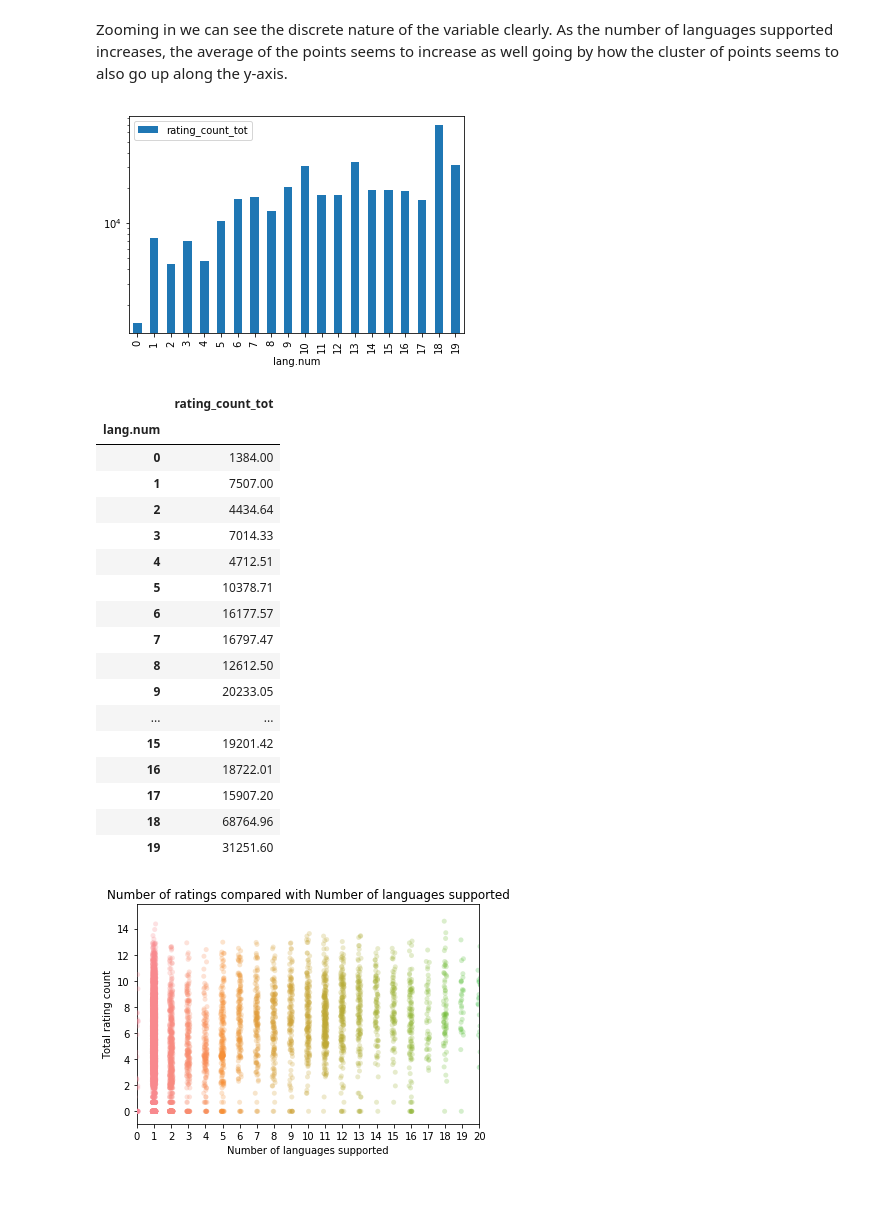
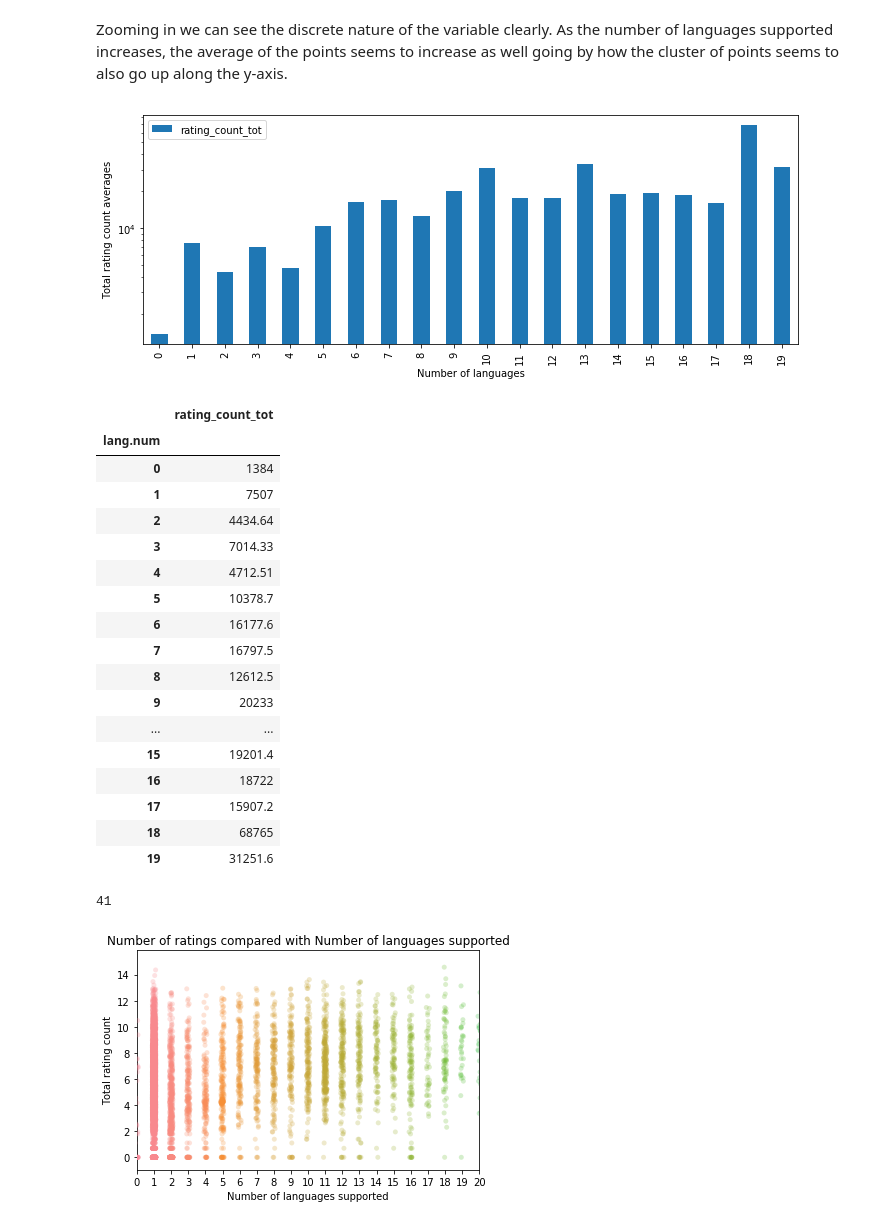
Before and after one commit to cgman64/apple-store-analysis, a Jupyter notebook: appStoreAnalysis.ipynb, the cells around one changed output. Saved outputs shown, nothing was run; the diff lists cells and outputs as text; code cells hidden in the pictures; blank space fills up the shorter version.

Commit message:
changed question 1, compared number of languages with total rating count and heatmap

```diff
--- a/appStoreAnalysis.ipynb
+++ b/appStoreAnalysis.ipynb
@@ -309,31 +290,39 @@ plt.show()
 Zooming in we can see the discrete nature of the variable clearly. As the number of languages supported increases, the average of the points seems to increase as well going by how the cluster of points seems to also go up along the y-axis.
 # %%
 grouped=store[['lang.num','rating_count_tot']].groupby('lang.num')
-grouped.agg(np.mean).loc[:19,].plot(kind='bar',logy=True)
+grouped.agg(np.mean).loc[:19,].plot(kind='bar',logy=True,figsize=(10,4))
+plt.ylabel('Total rating count averages');plt.xlabel('Number of languages')
+plt.tight_layout()
 plt.show()
 # %% [output]
-[figure, old version]
+[figure, new version]
 # %%
-grouped.agg(np.mean).loc[:19,].round(2)
+cm = sns.light_palette("blue", as_cmap=True)
+top20=grouped.agg(np.mean).loc[:19,].round(2)
+top20.style.background_gradient(cmap=cm)
 # %% [output]
 |  | rating_count_tot |
 | lang.num |  |
-| 0 | 1384.00 |
-| 1 | 7507.00 |
+| 0 | 1384 |
+| 1 | 7507 |
 | 2 | 4434.64 |
 | 3 | 7014.33 |
 | 4 | 4712.51 |
-| 5 | 10378.71 |
-| 6 | 16177.57 |
-| 7 | 16797.47 |
-| 8 | 12612.50 |
-| 9 | 20233.05 |
+| 5 | 10378.7 |
+| 6 | 16177.6 |
+| 7 | 16797.5 |
+| 8 | 12612.5 |
+| 9 | 20233 |
 | ... | ... |
-| 15 | 19201.42 |
-| 16 | 18722.01 |
-| 17 | 15907.20 |
-| 18 | 68764.96 |
-| 19 | 31251.60 |
+| 15 | 19201.4 |
+| 16 | 18722 |
+| 17 | 15907.2 |
+| 18 | 68765 |
+| 19 | 31251.6 |
+# %%
+len(store[store['lang.num'] == 0])
+# %% [output]
+41
 # %%
 total_ratings = store['rating_count_tot']
 n_lang = store['lang.num']
```
Also changed, not shown: parts of 12 cells of this notebook.
